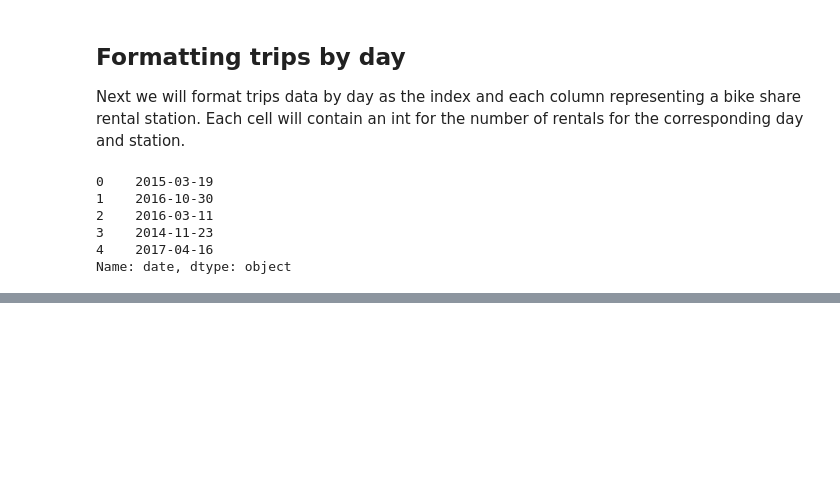
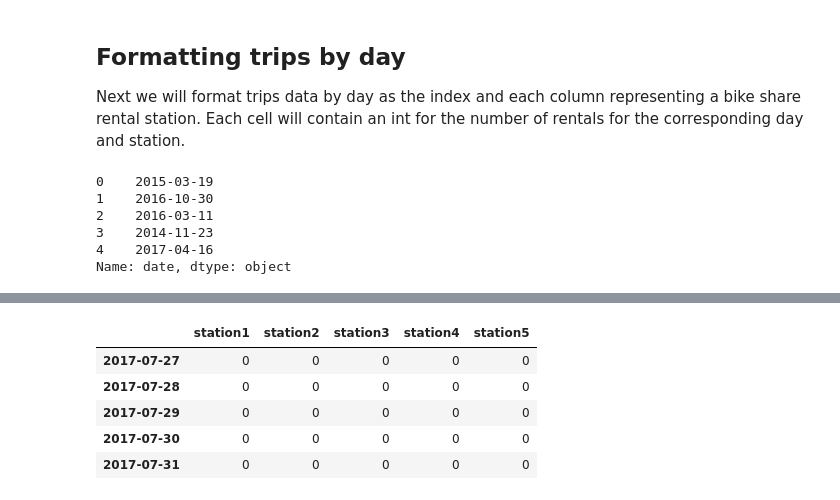
Before and after one commit to Mannequintessential/machine-learning-udacity-course, a Jupyter notebook: projects/capstone/bike-share-analysis.ipynb, the cells around one changed output, grey strips where cells are left out. Cells and saved outputs as stored; diff of their text form; code cells hidden in the pictures; blank space fills up the shorter version.

```diff
--- a/projects/capstone/bike-share-analysis.ipynb
+++ b/projects/capstone/bike-share-analysis.ipynb
@@ -325,0 +365,36 @@ tripInfo.head()
+# %%
+# add trip counts by station
+for station in top5Stations:
+    tempTrips = trips[trips['start_station_name']==station]
+    tempCount = []
+    for day in daylist:
+        tempCount.append(len(tempTrips[tempTrips['date']==day]))
+    if station == 'Riverside @ S. Lamar':
+        station1 = tempCount
+    elif station == 'City Hall / Lavaca & 2nd':
+        station2 = tempCount
+    elif station == '5th & Bowie':
+        station3 = tempCount
+    elif station == '2nd & Congress':
+        station4 = tempCount
+    elif station == '4th & Congress':
+        station5 = tempCount
+# %%
+tripCounts = pd.DataFrame(index=days)
+
+tripCounts['station1']=station1
+tripCounts['station2']=station2
+tripCounts['station3']=station3
+tripCounts['station4']=station4
+tripCounts['station5']=station5
+# %%
+# each column in trip counts represents a bike share station with a daily total of rentals. This will be our Y label.
+# the regressions will be run for each station independently.
+tripCounts.tail()
+# %% [output]
+|  | station1 | station2 | station3 | station4 | station5 |
+| 2017-07-27 | 0 | 0 | 0 | 0 | 0 |
+| 2017-07-28 | 0 | 0 | 0 | 0 | 0 |
+| 2017-07-29 | 0 | 0 | 0 | 0 | 0 |
+| 2017-07-30 | 0 | 0 | 0 | 0 | 0 |
+| 2017-07-31 | 0 | 0 | 0 | 0 | 0 |
```
Also changed, not shown: parts of 16 cells of this notebook.
